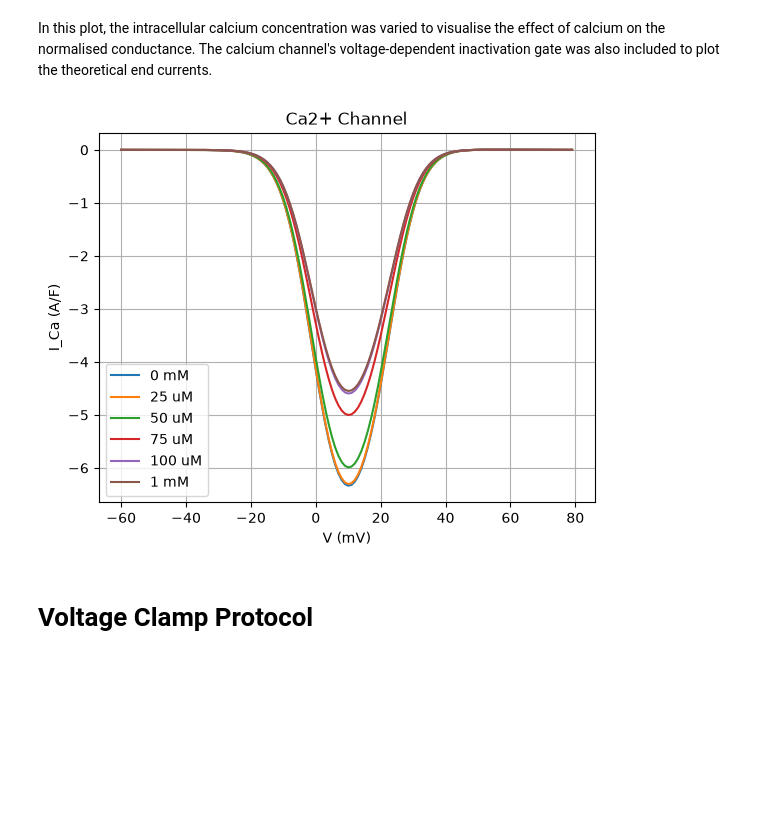
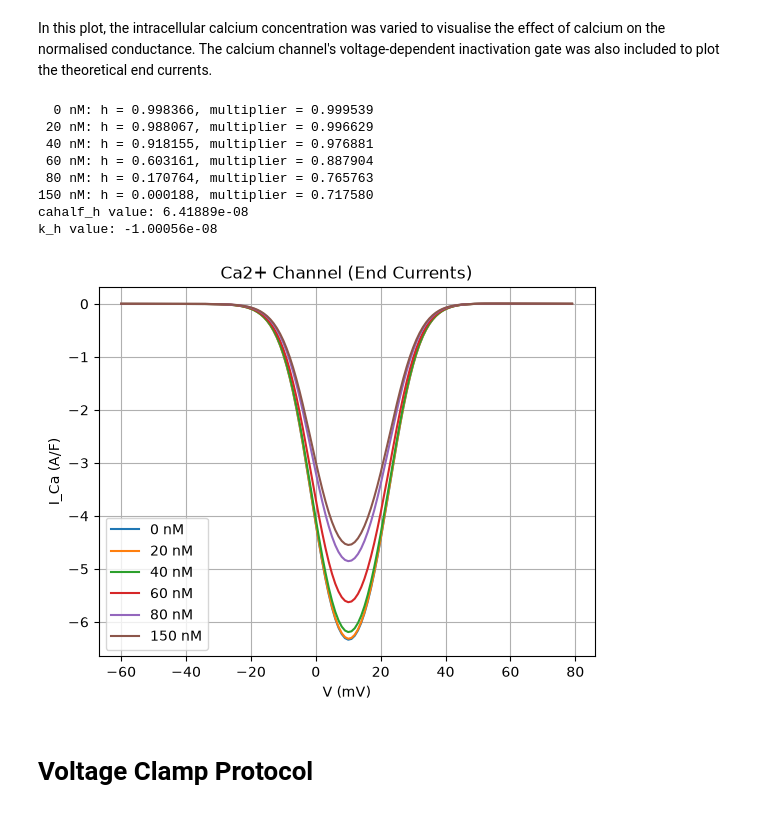
Before and after one commit to openworm/muscle_model, a Jupyter notebook: NeuroML2/Explore.ipynb, the cells around one changed output. Cells and saved outputs as stored; diff of their text form; code cells hidden in the pictures; blank space fills up the shorter version.

Commit message:
Calcium concentrations corrected and removal of certain unit conversions

```diff
--- a/NeuroML2/Explore.ipynb
+++ b/NeuroML2/Explore.ipynb
@@ -117,8 +117,13 @@ x = np.arange(-0.060, 0.080, 0.001)
 numpoints = len(x)
 y = np.zeros(numpoints)
 
-def x_inf(V,Vhalf,k):
-    return 1/(1 + exp((Vhalf - V)/k))
+
+def x_inf(V, Vhalf, k):
+    expon = (Vhalf - V) / k
+    if expon >= 0:
+        return exp(-expon) / (1 + exp(-expon))
+    else:
+        return 1 / (1 + exp(expon))
 
 for i in range(0,numpoints):
     IKS = nml2_GKS * x_inf(x[i], nml2_v_half_n, nml2_k_n) * (x[i] - nml2_VKS)
@@ -174,8 +179,8 @@ nml2_T_f = get_si_value(ca_boyle.gate_hh_tau_infs[1].time_course.tau)
 
 for c in tree.getroot().iter():
     if c.attrib.get('id') == 'h':
-            nml2_cahalf_h = get_si_value(c.attrib['ca_half']) * 1E3
-            nml2_k_h = get_si_value(c.attrib['k']) * 1E3
+            nml2_cahalf_h = get_si_value(c.attrib['ca_half'])
+            nml2_k_h = get_si_value(c.attrib['k'])
             nml2_alpha_ca = get_si_value(c.attrib['alpha'])
 
 ca_pool = loaders.NeuroMLLoader.load("CaPool.nml").fixed_factor_concentration_models[0]
@@ -191,6 +196,6 @@ plt.xlim(-40,80)
 plt.ylim(-8,6)
 plt.ylabel('I_Ca (A/F)')
 plt.xlabel('V (mV)')
-plt.title("Ca2+ Channel")
+plt.title("Ca2+ Channel (Peak Currents)")
 plt.grid('on')
 # %% [output]
@@ -202,36 +207,52 @@ In this plot, the intracellular calcium concentration was varied to visualise th
 # %%
 y_vals = {}
 
-calcium_concs = np.array([0, 25E-6, 50E-6, 75E-6, 100E-6, 1E-3])
+calcium_concs = np.array([0, 20E-9, 40E-9, 60E-9, 80E-9, 150E-9])
 
 y3 = np.zeros(numpoints)
 
-Calcium_labels = ['0 mM', '25 uM', '50 uM', '75 uM', '100 uM', '1 mM']
+Calcium_labels = ['0 nM', '20 nM', '40 nM', '60 nM', '80 nM', '150 nM']
 
 for j, ca in enumerate(calcium_concs):
     for i in range(0,numpoints):
         ICa = (nml2_GCa
         * x_inf(x[i], nml2_v_half_e, nml2_k_e)**2
         * x_inf(x[i], nml2_v_half_f, nml2_k_f)
         * (1+ ((x_inf(ca, nml2_cahalf_h, nml2_k_h)-1) * nml2_alpha_ca))
         * (x[i] - nml2_VCa)
             )
         y3[i] = ICa  / nml2_Cmem
 
     y_vals[f"{Calcium_labels[j]}"] = y3.copy()
 
+for ca, label in zip(calcium_concs, Calcium_labels):
+    h = x_inf(ca, nml2_cahalf_h, nml2_k_h)
+    multiplier = 1 + (h - 1) * nml2_alpha_ca
+    print(f"{label:>6}: h = {h:.6f}, multiplier = {multiplier:.6f}")
+
+
+print("cahalf_h value:", nml2_cahalf_h)
+print("k_h value:", nml2_k_h)
 
 plt.figure()
 for i in range(len(calcium_concs)):
     plt.plot(x * 1e3, y_vals[f"{Calcium_labels[i]}"], label=Calcium_labels[i])
 plt.ylabel('I_Ca (A/F)')
 plt.xlabel('V (mV)')
-plt.title("Ca2+ Channel")
+plt.title("Ca2+ Channel (End Currents)")
 plt.grid('on')
 plt.legend()
 plt.show()
 # %% [output]
+  0 nM: h = 0.998366, multiplier = 0.999539
+ 20 nM: h = 0.988067, multiplier = 0.996629
+ 40 nM: h = 0.918155, multiplier = 0.976881
+ 60 nM: h = 0.603161, multiplier = 0.887904
+ 80 nM: h = 0.170764, multiplier = 0.765763
+150 nM: h = 0.000188, multiplier = 0.717580
+cahalf_h value: 6.41889e-08
+k_h value: -1.00056e-08
-[figure, old version]
+[figure, new version]
 # %% [markdown]
 # Voltage Clamp Protocol
 # %% [markdown]
```
Also changed, not shown: parts of 3 cells of this notebook.
